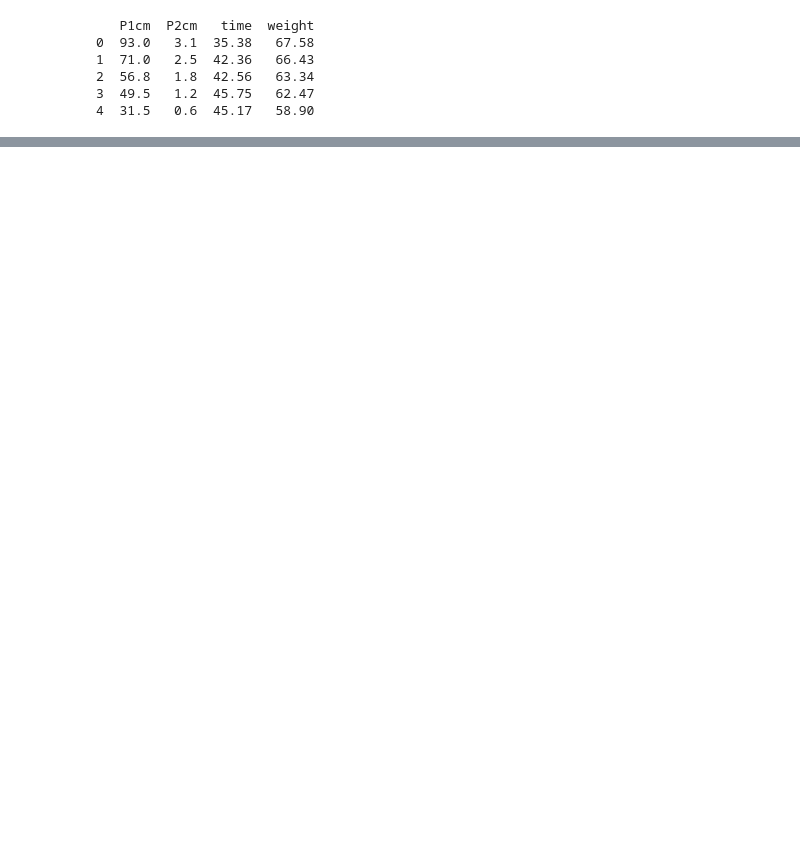
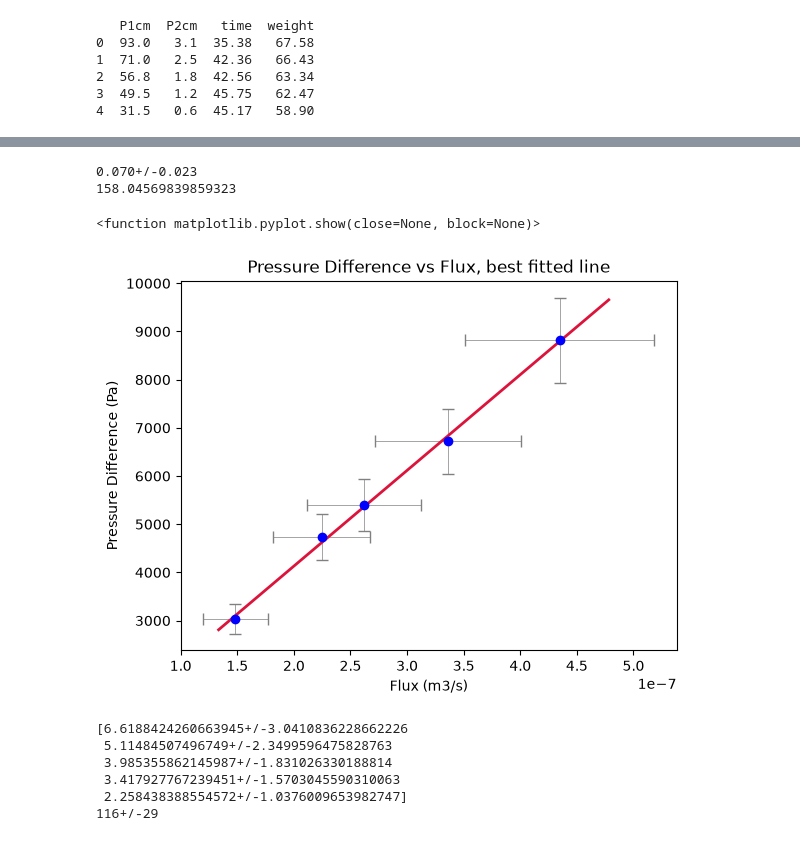
Before and after one commit to gdesouza-mun/reproductions, a Jupyter notebook: Lab2053/ExpB_Viscosity_H2O/LabB_vis_water.ipynb, the cells around one changed output, grey strips where cells are left out. Drawn from its saved outputs; the diff is of its cells as text; code cells hidden in the pictures; blank space fills up the shorter version.

```diff
--- a/Lab2053/ExpB_Viscosity_H2O/LabB_vis_water.ipynb
+++ b/Lab2053/ExpB_Viscosity_H2O/LabB_vis_water.ipynb
@@ -96,8 +96,8 @@ data = pd.DataFrame()
 
 data["Pressure_diff_Pa"] = info.water_density*info.g_acc*(raw_data["P1cm"] - raw_data["P2cm"])/100 #Pa
 data["Pressure_unc"] = info.P_rel_unc*2*data["Pressure_diff_Pa"]
-data["Flow_m3/s"] = (raw_data["weight"]/1000 - info.beaker_weight.nominal_value)/(info.water_density*raw_data["time"])
-data["Flow_unc"] =  (1000*info.weight_unc+ info.beaker_weight.std_dev/(info.beaker_weight.nominal_value) + info.time_unc/raw_data["time"]
+data["Flow_m3/s"] = ((raw_data["weight"])/1000 - info.beaker_weight.nominal_value)/(info.water_density*raw_data["time"])
+data["Flow_unc"] =  data["Flow_m3/s"]*((1000*info.weight_unc+ info.beaker_weight.std_dev)/(info.beaker_weight.nominal_value) + info.time_unc/raw_data["time"])
 
 print(data)
 # %% [output]
@@ -109,0 +130,57 @@ print(data)
+# %%
+import matplotlib.pyplot as plt
+from scipy import stats
+
+P = data["Pressure_diff_Pa"].to_numpy()
+P_err = data["Pressure_unc"].to_numpy()
+Q = data["Flow_m3/s"].to_numpy()
+Q_err = data["Flow_unc"].to_numpy()
+
+res = stats.linregress(Q,P)
+
+slope = uf(res.slope, res.stderr)
+intercept = res.intercept
+
+eta = slope*np.pi*umath.pow(info.tube_diameter,4)/(2*info.tube_length)
+
+print(eta)
+print(intercept)
+
+x_line = np.linspace(Q.min()*0.9, Q.max()*1.1, 100)
+y_line = res.slope*x_line + res.intercept
+data_label = "data"
+plt.errorbar(Q,P,xerr=Q_err, yerr=P_err, fmt='o', color='blue', ecolor='gray',
+              capsize=4, elinewidth=0.5, label = data_label)
+
+plt.plot(x_line, y_line, color='crimson', linewidth=2,
+         label="Best fit")
+
+
+plt.xlabel('Flux (m3/s)')
+plt.ylabel('Pressure Difference (Pa)')
+plt.title('Pressure Difference vs Flux, best fitted line')
+
+plt.show
+# %% [output]
+0.070+/-0.023
+158.04569839859323
+<function matplotlib.pyplot.show(close=None, block=None)>
+[figure, added]
+# %%
+# Reynold Numbers
+
+v = unp.uarray(data["Flow_m3/s"].to_numpy(), data["Flow_unc"].to_numpy())/info.tube_area
+
+Re = v*info.tube_diameter*info.water_density/eta
+
+Vc = 2000*eta/(info.tube_diameter*info.water_density)
+
+print(Re)
+print(Vc)
+# %% [output]
+[6.6188424260663945+/-3.0410836228662226
+ 5.11484507496749+/-2.3499596475828763
+ 3.985355862145987+/-1.831026330188814
+ 3.417927767239451+/-1.5703045590310063
+ 2.258438388554572+/-1.0376009653982747]
+116+/-29
```
Also changed, not shown: parts of 2 cells of this notebook, 12 other files.
